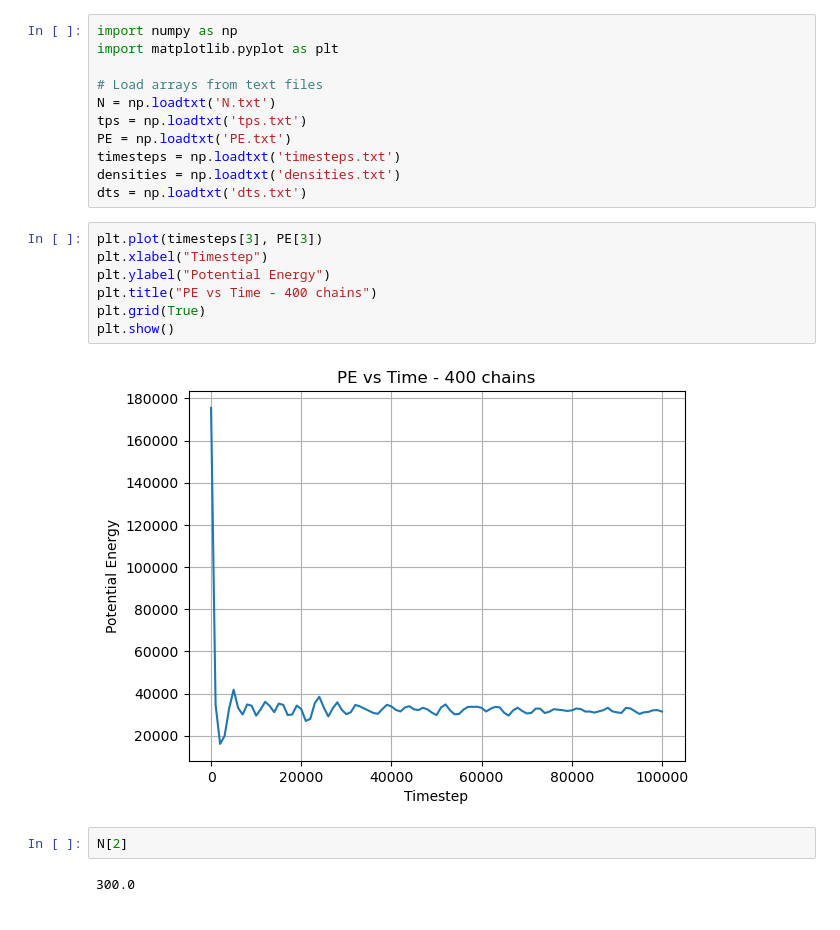
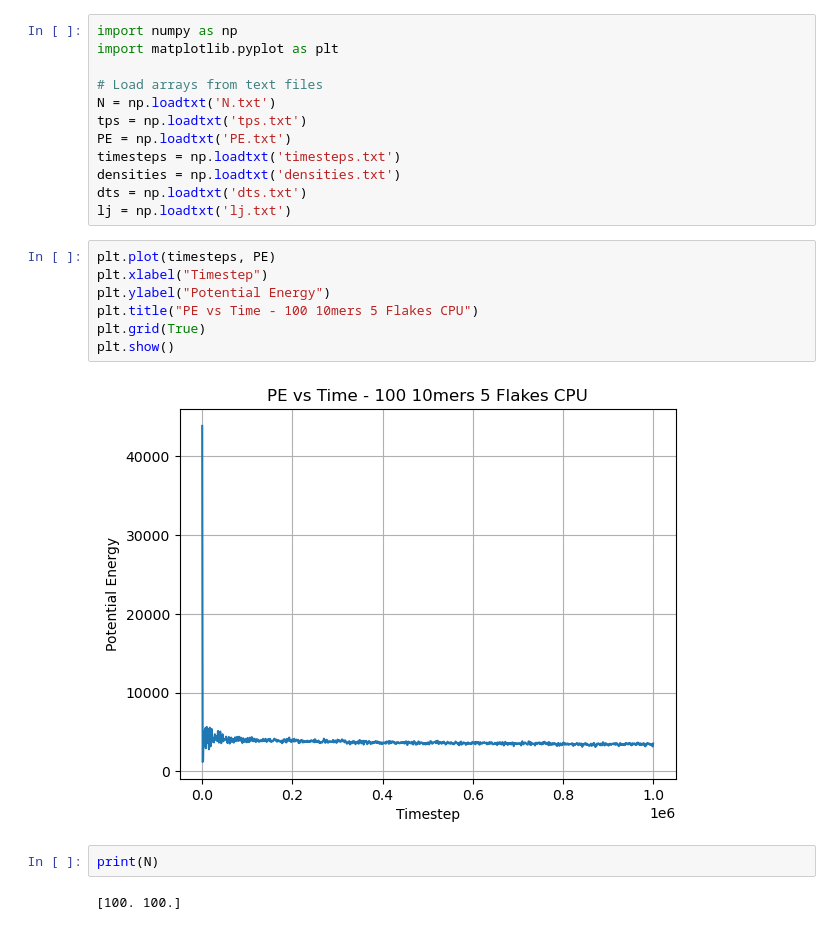
Before and after one commit to eridanirojas/mxene, a Jupyter notebook: example/plots.ipynb, the cells around one changed output. Cells and saved outputs as stored; diff of their text form.

Commit message:
plots file updated

```diff
--- a/example/plots.ipynb
+++ b/example/plots.ipynb
@@ -9,18 +9,19 @@ PE = np.loadtxt('PE.txt')
 timesteps = np.loadtxt('timesteps.txt')
 densities = np.loadtxt('densities.txt')
 dts = np.loadtxt('dts.txt')
+lj = np.loadtxt('lj.txt')
 # %%
-plt.plot(timesteps[3], PE[3])
+plt.plot(timesteps, PE)
 plt.xlabel("Timestep")
 plt.ylabel("Potential Energy")
-plt.title("PE vs Time - 400 chains")
+plt.title("PE vs Time - 100 10mers 5 Flakes CPU")
 plt.grid(True)
 plt.show()
 # %% [output]
-[figure, old version]
+[figure, new version]
 # %%
-N[2]
+print(N)
 # %% [output]
-300.0
+[100. 100.]
 # %%
 plt.plot(N, tps)
```
Also changed, not shown: parts of 1 cell of this notebook.
